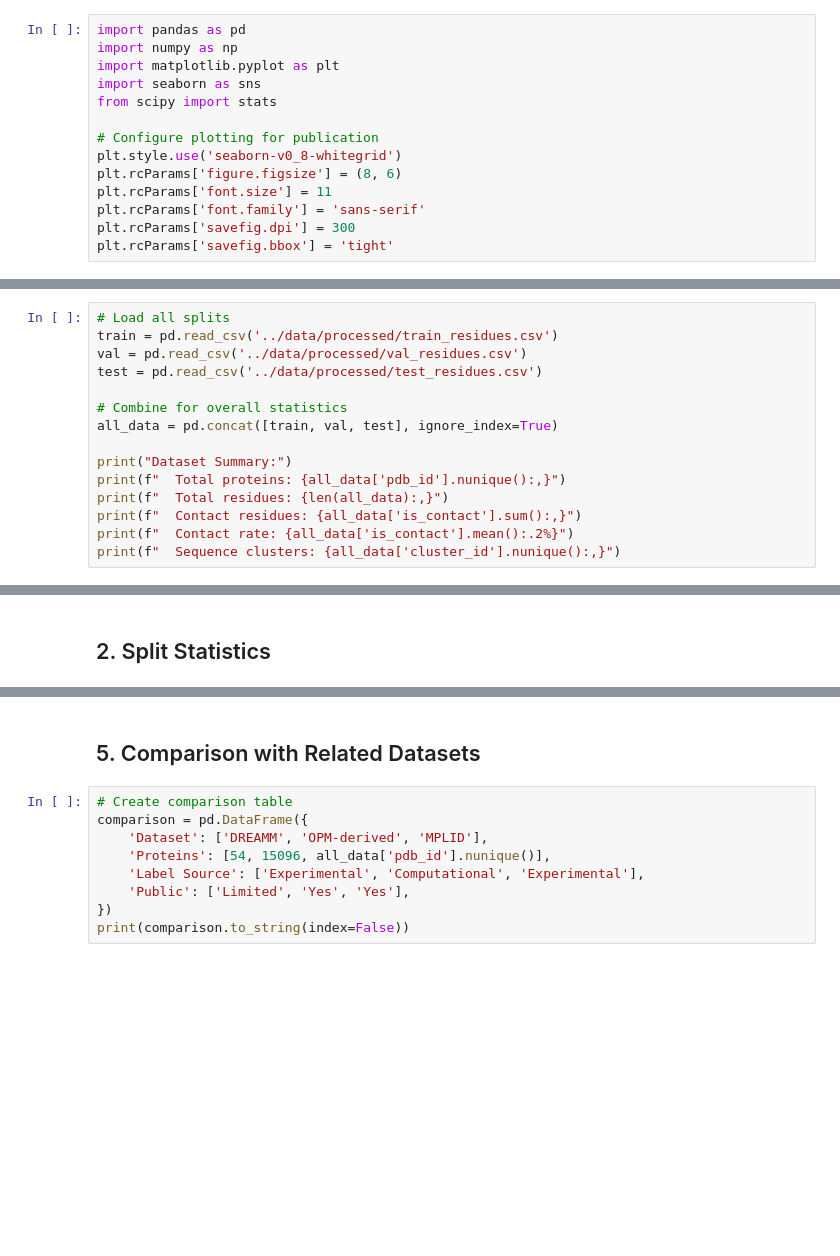
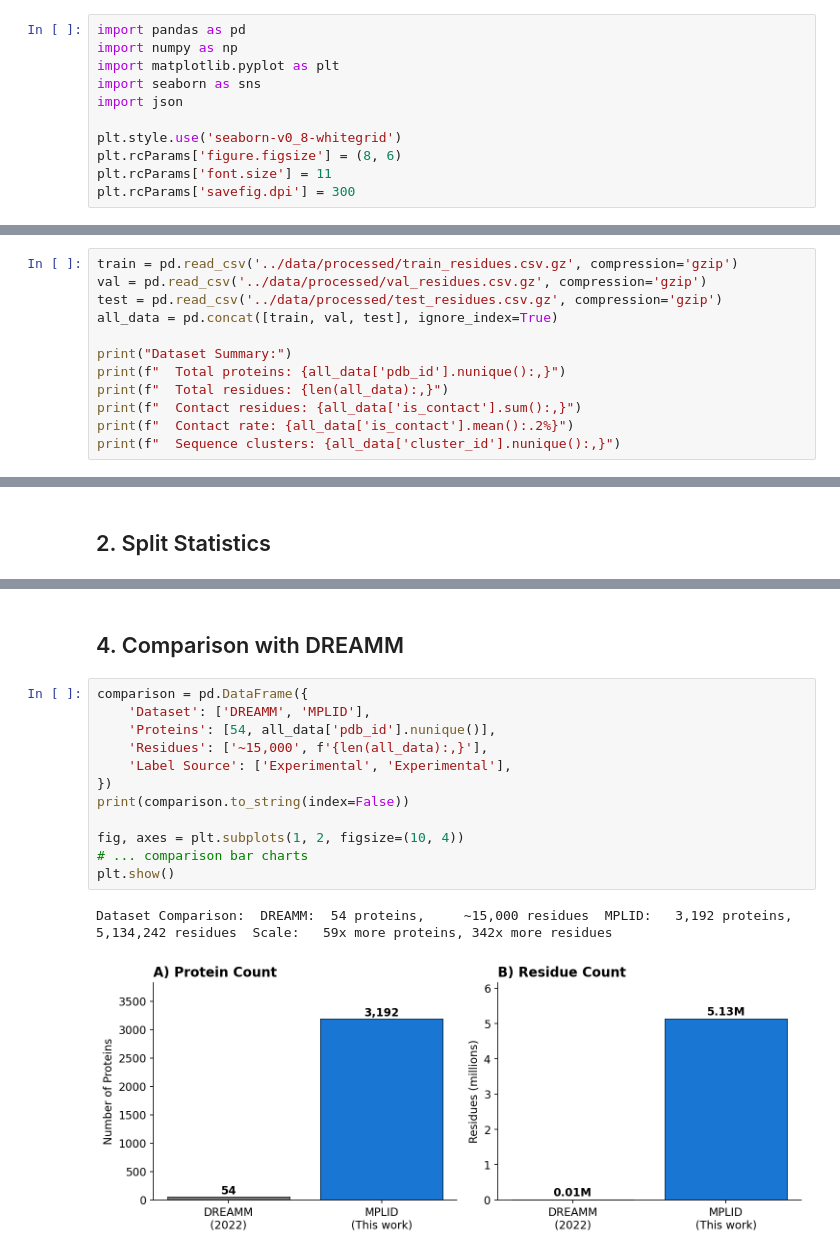
Before and after one commit to omagebright/MPLID, a Jupyter notebook: notebooks/02_statistical_analysis.ipynb, the cells around one changed output, grey strips where cells are left out. Drawn from its saved outputs; the diff is of its cells as text; blank space fills up the shorter version.

```diff
--- a/notebooks/02_statistical_analysis.ipynb
+++ b/notebooks/02_statistical_analysis.ipynb
@@ -10,24 +10,18 @@ import pandas as pd
 import numpy as np
 import matplotlib.pyplot as plt
 import seaborn as sns
-from scipy import stats
+import json
 
-# Configure plotting for publication
 plt.style.use('seaborn-v0_8-whitegrid')
 plt.rcParams['figure.figsize'] = (8, 6)
 plt.rcParams['font.size'] = 11
-plt.rcParams['font.family'] = 'sans-serif'
 plt.rcParams['savefig.dpi'] = 300
-plt.rcParams['savefig.bbox'] = 'tight'
 # %% [markdown]
 ## 1. Load Complete Dataset
 # %%
-# Load all splits
-train = pd.read_csv('../data/processed/train_residues.csv')
-val = pd.read_csv('../data/processed/val_residues.csv')
-test = pd.read_csv('../data/processed/test_residues.csv')
-
-# Combine for overall statistics
+train = pd.read_csv('../data/processed/train_residues.csv.gz', compression='gzip')
+val = pd.read_csv('../data/processed/val_residues.csv.gz', compression='gzip')
+test = pd.read_csv('../data/processed/test_residues.csv.gz', compression='gzip')
 all_data = pd.concat([train, val, test], ignore_index=True)
 
 print("Dataset Summary:")
@@ -120,12 +55,18 @@ plt.show()
 # %% [markdown]
-## 5. Comparison with Related Datasets
+## 4. Comparison with DREAMM
 # %%
-# Create comparison table
 comparison = pd.DataFrame({
-    'Dataset': ['DREAMM', 'OPM-derived', 'MPLID'],
-    'Proteins': [54, 15096, all_data['pdb_id'].nunique()],
-    'Label Source': ['Experimental', 'Computational', 'Experimental'],
-    'Public': ['Limited', 'Yes', 'Yes'],
+    'Dataset': ['DREAMM', 'MPLID'],
+    'Proteins': [54, all_data['pdb_id'].nunique()],
+    'Residues': ['~15,000', f'{len(all_data):,}'],
+    'Label Source': ['Experimental', 'Experimental'],
 })
 print(comparison.to_string(index=False))
+
+fig, axes = plt.subplots(1, 2, figsize=(10, 4))
+# ... comparison bar charts
+plt.show()
+# %% [output]
+Dataset Comparison:  DREAMM:  54 proteins,     ~15,000 residues  MPLID:   3,192 proteins, 5,134,242 residues  Scale:   59x more proteins, 342x more residues
+[figure, added]
 # %% [markdown]
```
Also changed, not shown: parts of 10 cells of this notebook, 1 other file.
